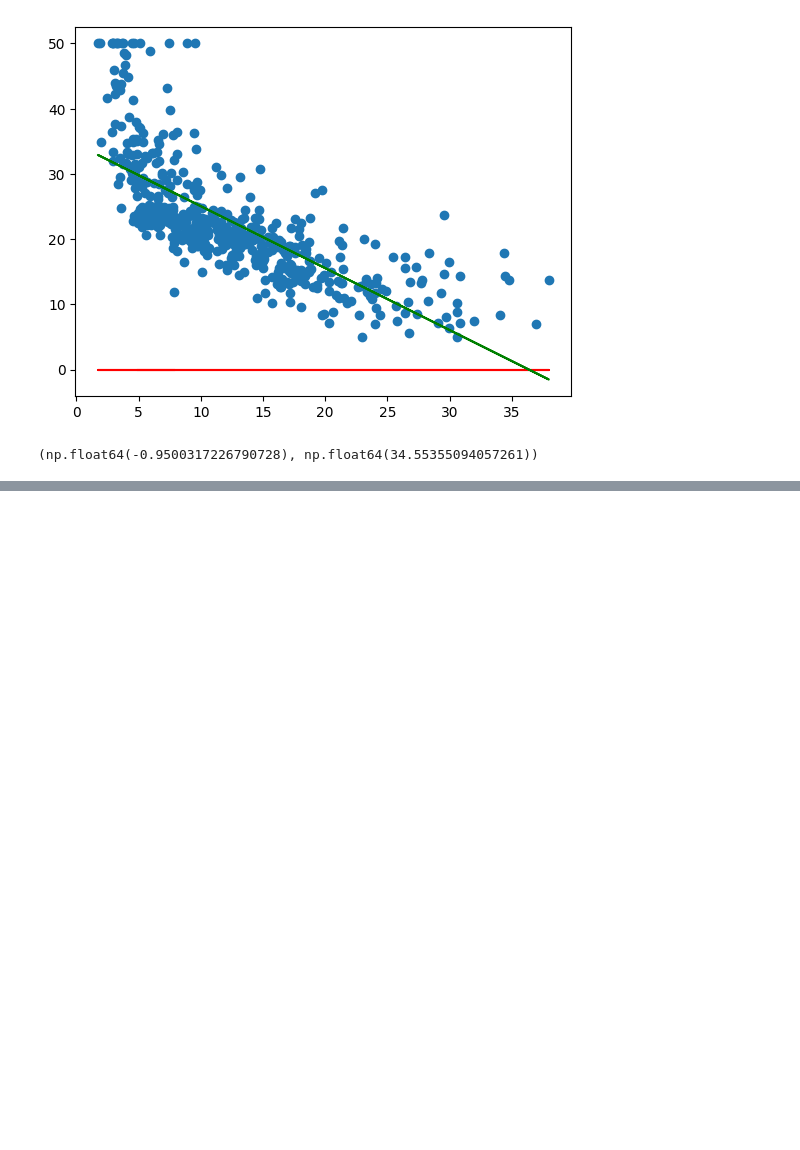
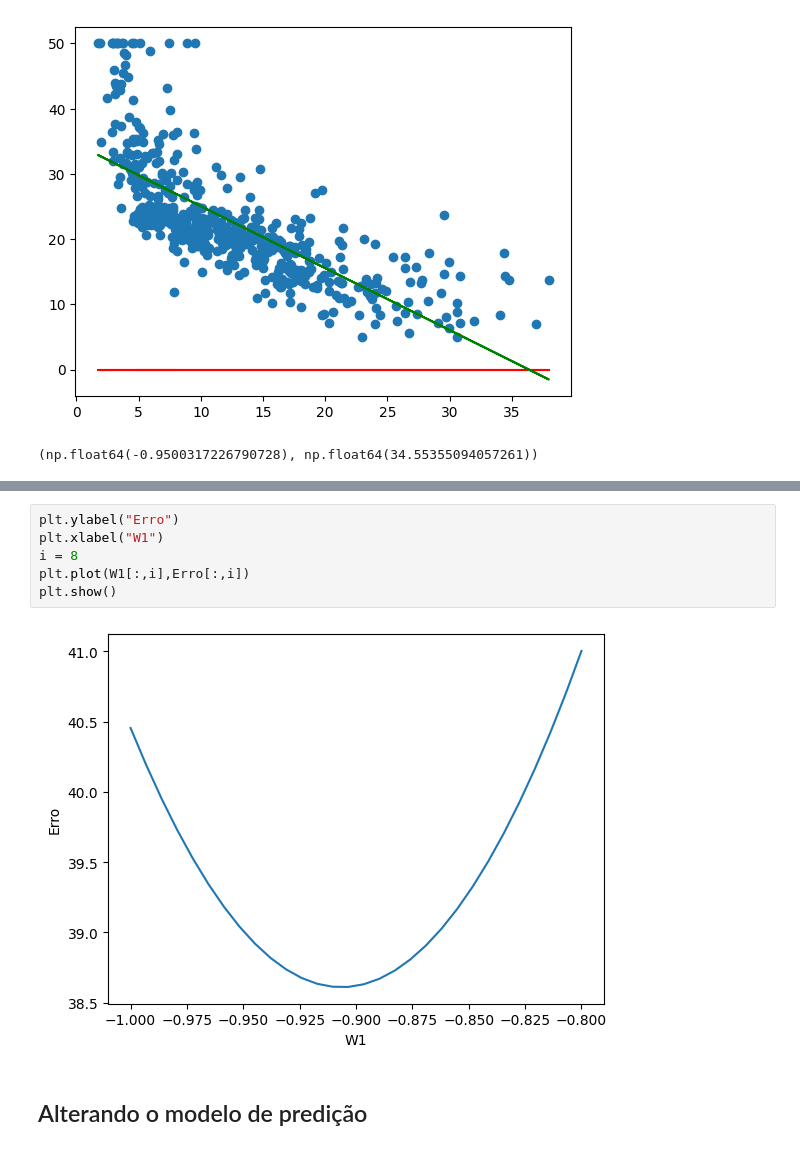
Before and after one commit to otaviolube/posdevai_IntArtAprMaq, a Jupyter notebook: RegressionBoston.ipynb, the cells around one changed output, grey strips where cells are left out. Saved outputs shown, nothing was run; the diff lists cells and outputs as text; blank space fills up the shorter version.

```diff
--- a/RegressionBoston.ipynb
+++ b/RegressionBoston.ipynb
@@ -193,0 +276,10 @@ modelo.a, modelo.b
+# %%
+plt.ylabel("Erro")
+plt.xlabel("W1")
+i = 8
+plt.plot(W1[:,i],Erro[:,i])
+plt.show()
+# %% [output]
+[figure, added]
+# %% [markdown]
+## Alterando o modelo de predição
```
Also changed, not shown: parts of 14 cells of this notebook, 1 other file.
